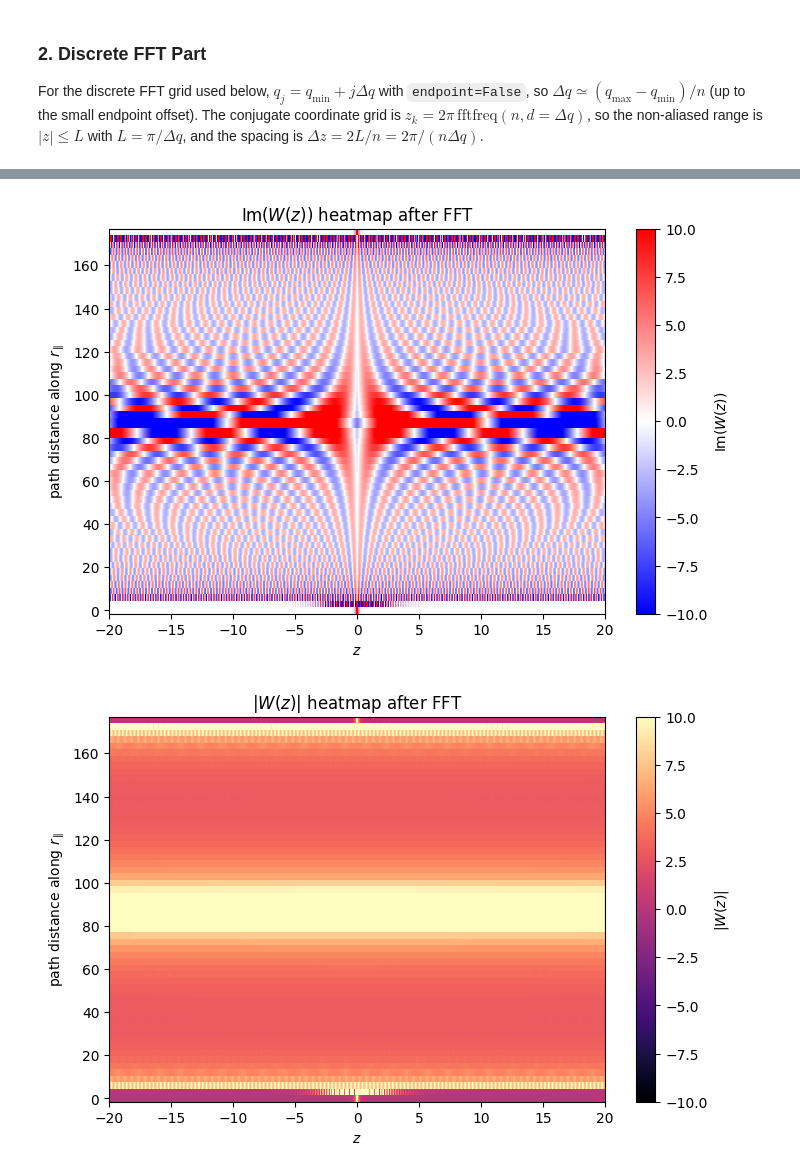
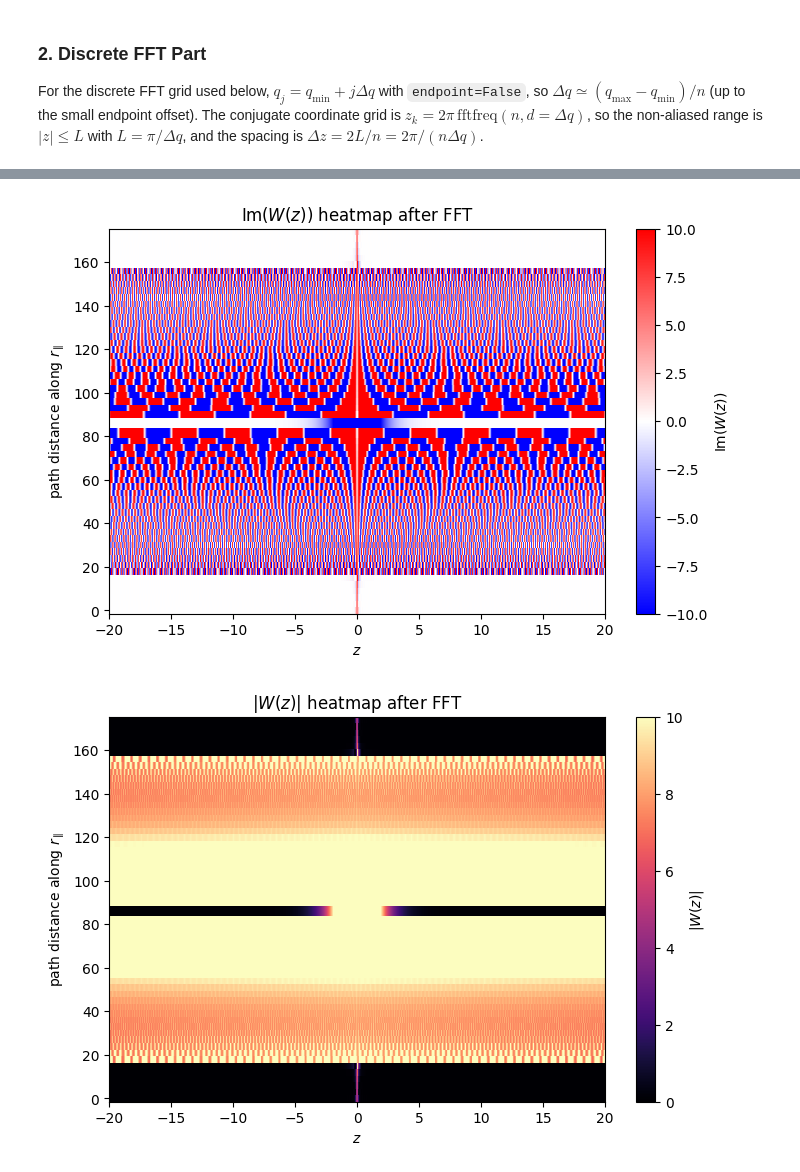
Before and after one commit to ClaudioQTM/2D_array, a Jupyter notebook: src/W_state/W_state_FFT.ipynb, the cells around one changed output, grey strips where cells are left out. Drawn from its saved outputs; the diff is of its cells as text; code cells hidden in the pictures.

```diff
--- a/src/W_state/W_state_FFT.ipynb
+++ b/src/W_state/W_state_FFT.ipynb
@@ -25,12 +25,12 @@ sigma_func_period = create_self_energy_interpolator_numba(
 # r_para = np.array([-74, 30])
 # p_para = np.array([60, 50])
 # p_para = np.array([10, 10])
-r_para = np.array([2.0,0.01])
-p_para = np.array([1,1])
+r_para = np.array([88.108,0.0])
+p_para = np.array([88.108,0.0])
 
-E = 2 * (square_lattice.omega_e + collective_lamb_shift) + 2
+E = 2 * (square_lattice.omega_e + collective_lamb_shift) + 0.25
 #E = 205
-E1 = (E+1)/2
+E1 = 89.906
 
 Q_para = np.array([0, 0])
 Zc = 0
@@ -52,10 +52,12 @@ n_Rs= 10
 
 peak_width = peak_width_estimator(r_para, p_para, E1, E, Q_para,eta,int(n_points),square_lattice, sigma_func_period_numba)
 
-if not peak_width:
-    eta = 0.0
-elif peak_width < n_Rs*dq:
-    raise ValueError(f"eta is not big enough to broaden the peak to be {n_Rs} grid points.")
+
+if peak_width is not None:
+    if not np.isfinite(peak_width):
+        raise ValueError("peak_width_estimator returned non-finite width.")
+    elif peak_width < n_Rs*dq:
+        raise ValueError(f"eta is not big enough to broaden the peak to be {n_Rs} grid points.")
 # %% [markdown]
 ### 2. Discrete FFT Part
 
@@ -202,7 +204,7 @@ for x in diagonal_r_grid_points[1:]:
 
 
 n_jobs = 6  # use all available CPU cores; set to a positive integer to limit workers
-#eta = 5e-3
+eta = 1e-5
 
 def _compute_q_distribution(r_para,eta):
     q_min, q_max = q_bounds(E, r_para, Q_para, square_lattice)
@@ -210,10 +212,11 @@ def _compute_q_distribution(r_para,eta):
     local_dq = q_grid[1] - q_grid[0]
 
     peak_width = peak_width_estimator(r_para, p_para, E1, E, Q_para,eta,int(n_points),square_lattice, sigma_func_period_numba)
-    if not peak_width:
-        eta = 0.0
-    elif peak_width < n_Rs*local_dq:
-        raise ValueError(f"eta is not big enough to broaden the peak to be {n_Rs} grid points.")
+    if peak_width is not None:
+        if not np.isfinite(peak_width):
+            raise ValueError("peak_width_estimator returned non-finite width.")
+        elif peak_width < n_Rs*local_dq:
+            raise ValueError(f"eta is not big enough to broaden the peak to be {n_Rs} grid points.")
 
     q_distribution =  W_k_sp_grid(
         r_para,
@@ -449,6 +464,6 @@ _plot_z_distribution_heatmap(
     r"$|W(z)|$ heatmap after FFT",
     cmap="magma",
 #    vmin=z_abs_vmin, vmax=z_abs_vmax,
-    vmin = -10,vmax = 10
+    vmin = 0,vmax = 10
 )
 # %% [output]
@@ -456,2 +471,2 @@ _plot_z_distribution_heatmap(
-[figure, old version]
+[figure, new version]
-[figure, old version]
+[figure, new version]
```
Also changed, not shown: parts of 6 cells of this notebook, 2 other files.
